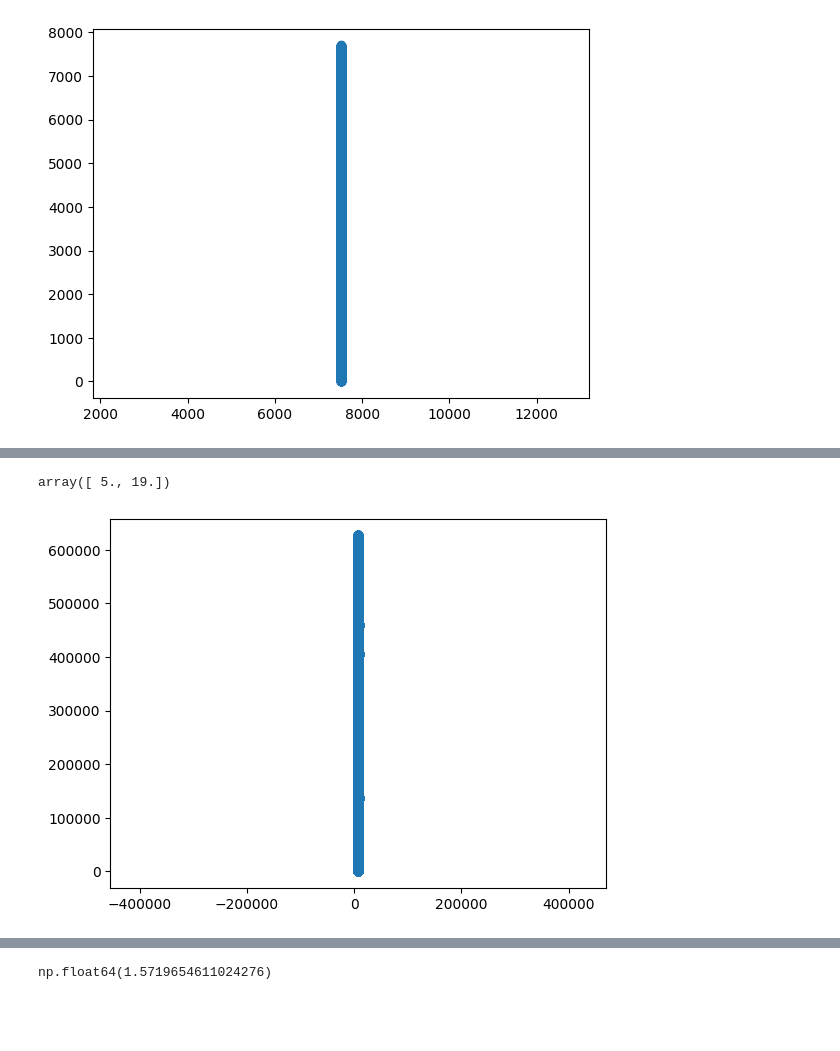
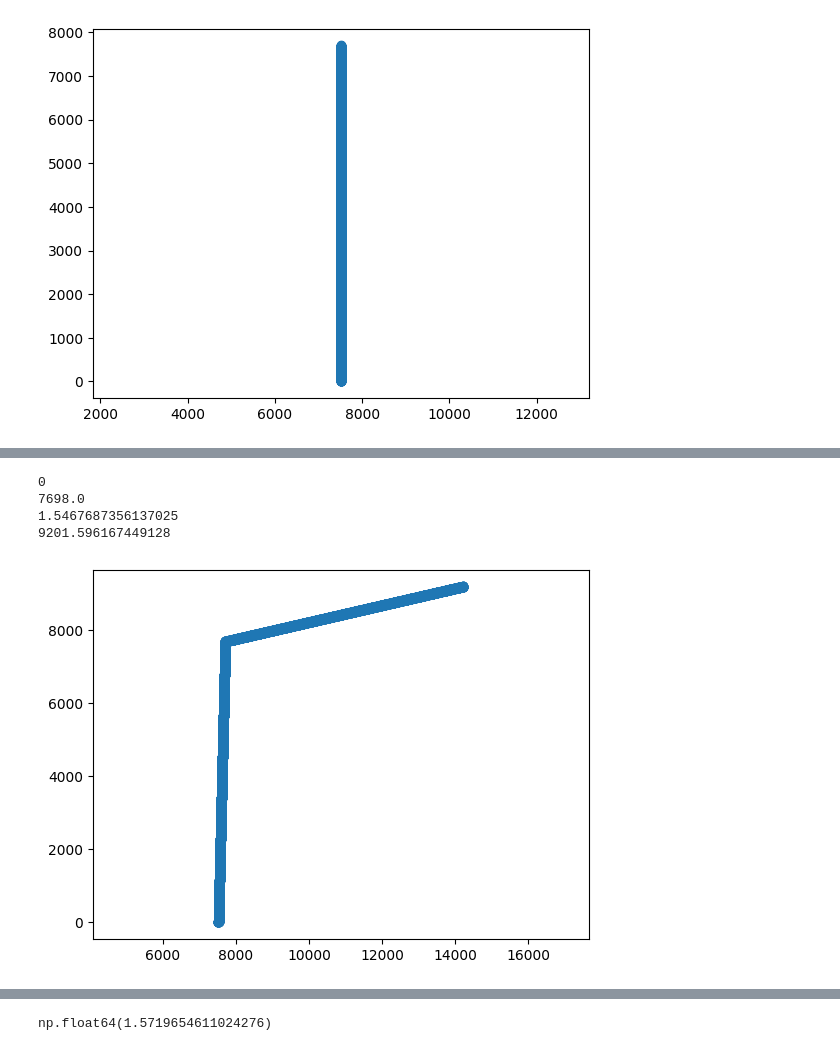
Before and after one commit to Andrudewt/perspective, a Jupyter notebook: proc_1.ipynb, the cells around one changed output, grey strips where cells are left out. Cells and saved outputs as stored; diff of their text form; code cells hidden in the pictures; blank space fills up the shorter version.

```diff
--- a/proc_1.ipynb
+++ b/proc_1.ipynb
@@ -285,21 +241,17 @@ plt.axis('equal');
-# %%
-p2
-# %% [output]
-array([ 5., 19.])
 # %%
 # цикл обработки
-# сохранит оси
+
 
 Array = np.zeros((1, 2))
 
 coef = 0
 c1_up = 0
-for i, (m_f, c) in enumerate(zip(msk_fs[:-1], coord[:-1])):  # 13:14
+for i, (m_f, c) in enumerate(zip(msk_fs[:2], coord[:2])):  # 13:14
     mask = load_warp(m_f)
     mask = mask[-(coord[i+1] - coord[i]): -1, :]  # взять низ маски по коорд
 
-    # mask = bend(mask, shift=200)  # !! для теста
-    _, yx_centr = find_rail_dots(mask, step=900)
+    mask = bend(mask, shift=200)  # !! для теста
+    _, yx_centr = find_rail_dots(mask, step=200)
     # plt.imshow(resize(mask))
     # plt.plot(yx_centr[1, :]//10, yx_centr[0, :]//10)
     # plt.show()
@@ -310,42 +262,50 @@ for i, (m_f, c) in enumerate(zip(msk_fs[:-1], coord[:-1])):  # 13:14
     else:
         # сдвиг: нижн_центр текущ - верх_центр предыдущ
         shift = c2_dwn - c1_up
 
     # коррекция осей
-    yx_centr[1] += shift  # сдвинуть все иксы
+    yx_centr[1] -= shift  # сдвинуть все иксы
     yx_centr[0] += coef  # сдвинуть все у на пройденное в предыдущ коорд
 
     c1_up = yx_centr[1][0]  # верх коорд_кадра по х
     coef += len(yx_centr[0])
 
     # преобразовать ось у (переворот). Т.к.координаты на маске от нуля вверху,
     # реальные - от нуля внизу, и едем вперед
     yx_centr = yx_centr.T
     _y = yx_centr[:, 0]
     _y = _y[::-1]
     yx_centr[:, 0] = _y
 
     # поворот кривой
-    # print(angle)
+    print(angle)
     if angle:
-        # yx_centr = rotate(yx_centr[:, [1, 0]], angle, yx_centr[-1])
-        # yx_centr = yx_centr[:, [1, 0]]
-    # print(np.int64(yx_centr))
-    # break
+        yx_centr = rotate(yx_centr, 0.2, yx_centr[-1])[:, [1, 0]]
     # угол для поворота следующей кривой
-    # p1, p2 = yx_centr[-1], yx_centr[0]
-    # dx = p2[0] - p1[0]
-    # dy = p2[1] - p1[1]
-    # angle = np.arctan2(dy, dx)
-        ...
+    p1, p2 = yx_centr[-1][::-1], yx_centr[0][::-1]
+    dx = p2[0] - p1[0]
+    dy = p2[1] - p1[1]
+    angle = np.arctan2(dy, dx)
 
 
+    # лин регрессия
+    kb = np.polyfit(yx_centr[:, 0], yx_centr[:, 1], 1)
+    f = np.poly1d(kb)
+    y_n = np.arange(yx_centr.shape[0])
+    x_lin = f(yx_centr[:, 0])
+    yx_centr[:, 1] = x_lin
+
+    print(yx_centr[0, 0])
 
     Array = np.vstack((Array, yx_centr))
 Array = Array[1:, :]  # убир перв строка, кот 0 0
 
 plt.scatter(Array[:, 1], Array[:, 0])
 plt.axis('equal')
 plt.show()
 # %% [output]
+0
+7698.0
+1.5467687356137025
+9201.596167449128
-[figure, old version]
+[figure, new version]
```
Also changed, not shown: parts of 10 cells of this notebook.
